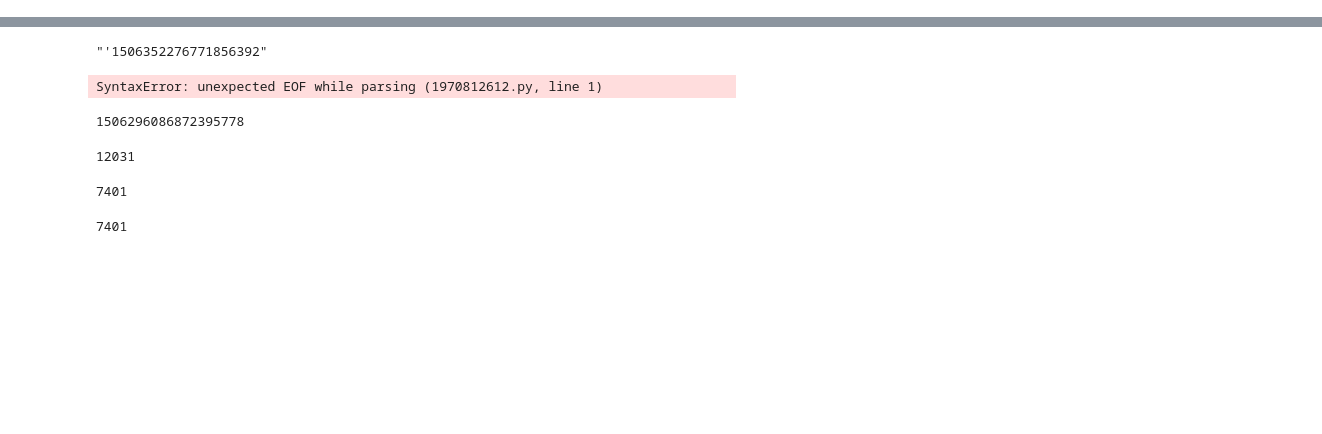
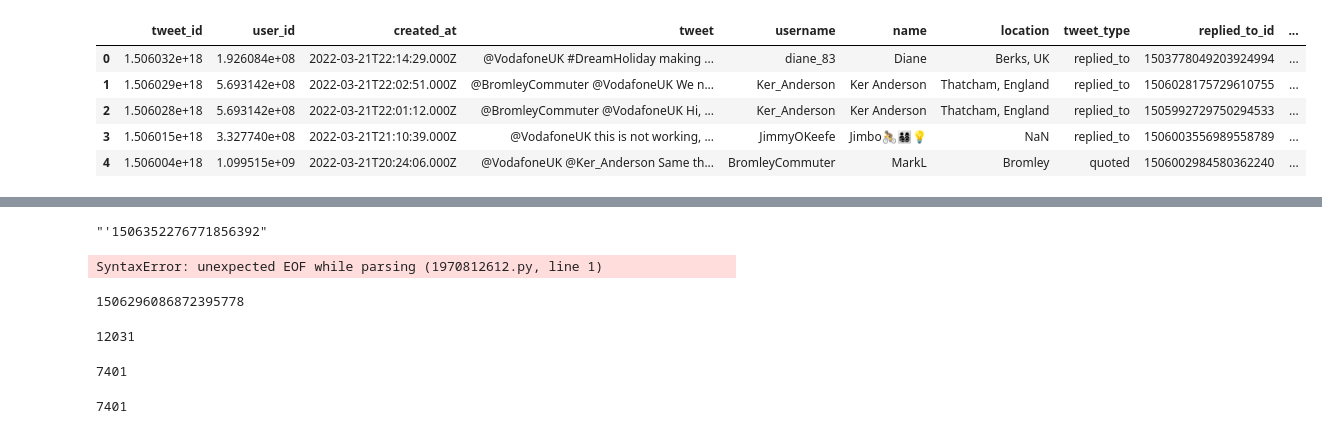
Before and after one commit to NoobyCoders1289/SentimentAnalysis, a Jupyter notebook: scratch/tweet_codes/tweet_idss.ipynb, the cells around one changed output, grey strips where cells are left out. Drawn from its saved outputs; the diff is of its cells as text; code cells hidden in the pictures; blank space fills up the shorter version.

```diff
--- a/scratch/tweet_codes/tweet_idss.ipynb
+++ b/scratch/tweet_codes/tweet_idss.ipynb
@@ -18,0 +15,9 @@ df['get_tweet_link'] = df.apply(lambda x: f"https://twitter.com/{str(x['user_id'
+# %%
+df.head()
+# %% [output]
+|  | tweet_id | user_id | created_at | tweet | username | name | location | tweet_type | replied_to_id | ... |
+| 0 | 1.506032e+18 | 1.926084e+08 | 2022-03-21T22:14:29.000Z | @VodafoneUK #DreamHoliday making ... | diane_83 | Diane | Berks, UK | replied_to | 1503778049203924994 | ... |
+| 1 | 1.506029e+18 | 5.693142e+08 | 2022-03-21T22:02:51.000Z | @BromleyCommuter @VodafoneUK We n... | Ker_Anderson | Ker Anderson | Thatcham, England | replied_to | 1506028175729610755 | ... |
+| 2 | 1.506028e+18 | 5.693142e+08 | 2022-03-21T22:01:12.000Z | @BromleyCommuter @VodafoneUK Hi, ... | Ker_Anderson | Ker Anderson | Thatcham, England | replied_to | 1505992729750294533 | ... |
+| 3 | 1.506015e+18 | 3.327740e+08 | 2022-03-21T21:10:39.000Z | @VodafoneUK this is not working, ... | JimmyOKeefe | Jimbo🚴👨‍👩‍👧‍👦💡 | NaN | replied_to | 1506003556989558789 | ... |
+| 4 | 1.506004e+18 | 1.099515e+09 | 2022-03-21T20:24:06.000Z | @VodafoneUK @Ker_Anderson Same th... | BromleyCommuter | MarkL | Bromley | quoted | 1506002984580362240 | ... |
```
Also changed, not shown: parts of 10 cells of this notebook, 2 other files.
